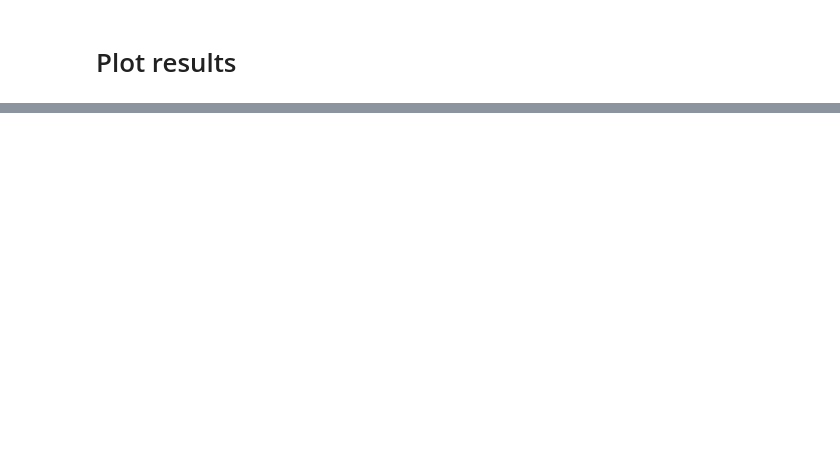
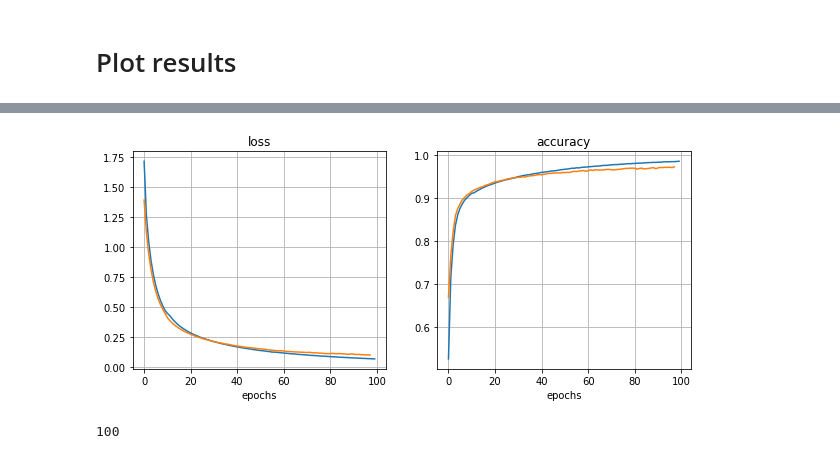
Before and after one commit to v-i-s-h/ib-dnn, a Jupyter notebook: notebooks/plot_figures.ipynb, the cells around one changed output, grey strips where cells are left out. Cells and saved outputs as stored; diff of their text form; code cells hidden in the pictures; blank space fills up the shorter version.

```diff
--- a/notebooks/plot_figures.ipynb
+++ b/notebooks/plot_figures.ipynb
@@ -5,7 +5,7 @@ import os, json
 import matplotlib.pyplot as plt
 import numpy as np
 # %%
-exp_folder = "./../zoo/saxe2018iclr/mnist/fcn/20200419192953-tanh/"
+exp_folder = "./../zoo/test2/saxe2018iclr/mnist/fcn/20200421011240/"
 # %%
 config_file = os.path.join(exp_folder, "config.json")
 config = {}
@@ -78,16 +81,22 @@ for layer_type, layer_data in  mi_data.items():
 # %%
 epochs = metrics['epoch']
 metric_labels = [label for label in metrics.keys() if label != 'epoch' and not label.startswith("val_")]
 
 fig, ax = plt.subplots(nrows=1, ncols=len(metric_labels), figsize=(5*len(metric_labels), 4))
 if len(ax) == 1:
     ax = [ax]
 ax = dict(zip(metric_labels, ax))
 for label in metric_labels:
     ax[label].plot(epochs, metrics[label])
     if "val_"+label in metrics:
-        ax[label].plot(epochs, metrics["val_"+label])
+        ax[label].plot(metrics["val_"+label])
 
     ax[label].set_xlabel('epochs')
     ax[label].set_title(label)
     ax[label].grid()
+# %% [output]
+[figure, added]
+# %%
+len(metrics['epoch'])
+# %% [output]
+100
```
Also changed, not shown: parts of 1 cell of this notebook, 4 other files.
